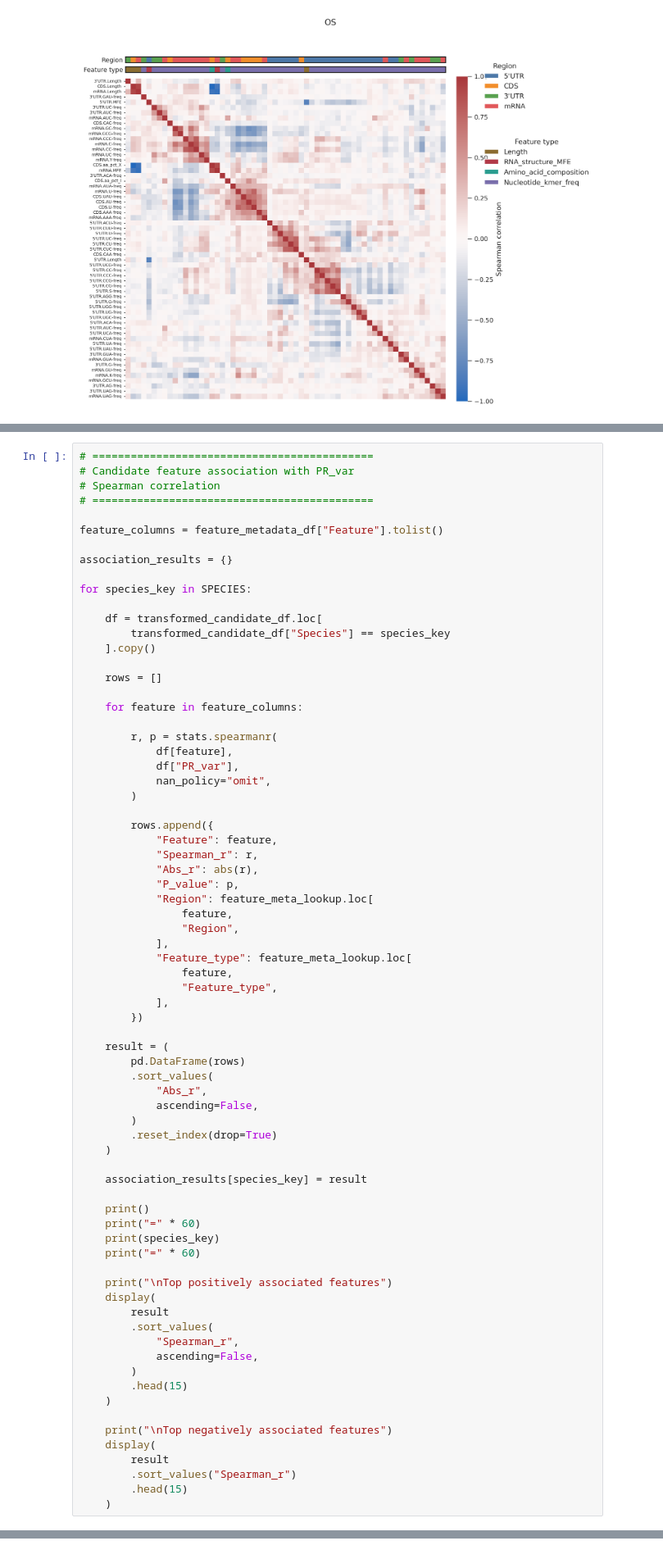
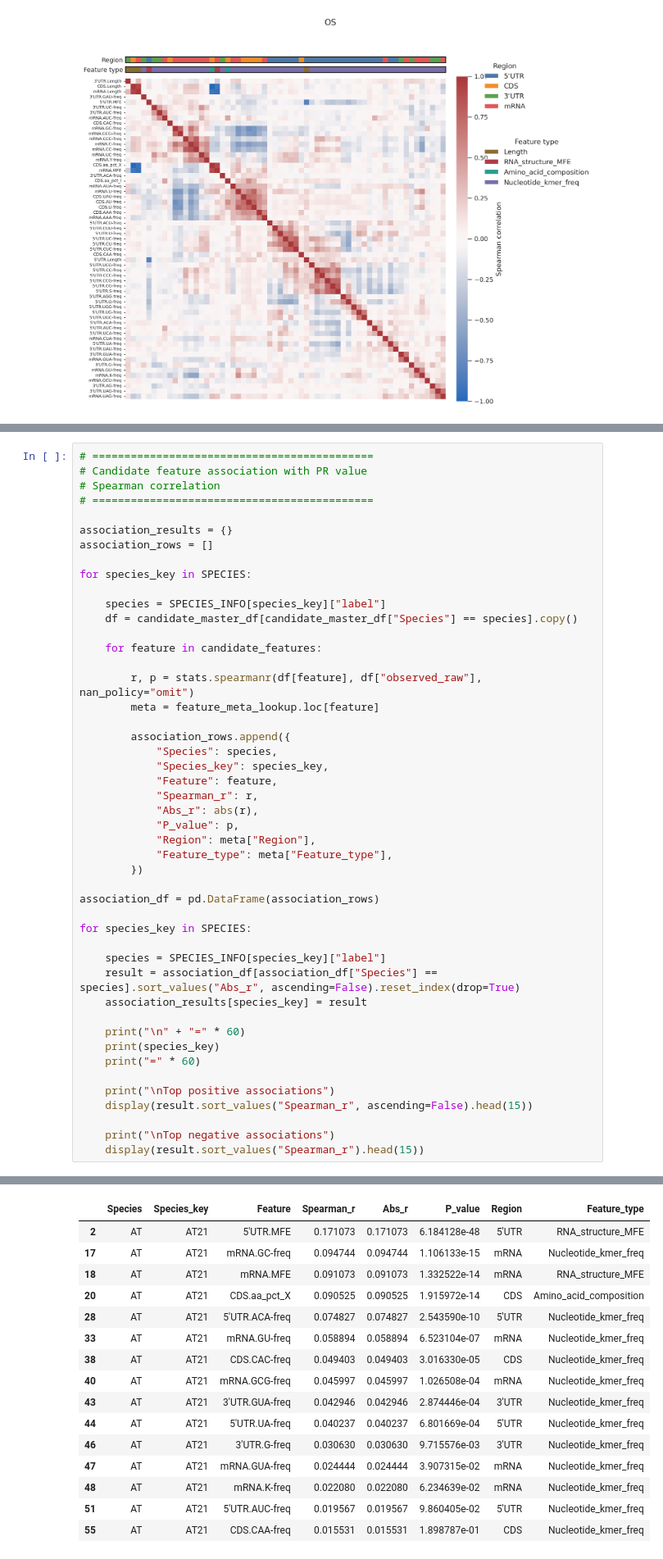
Before and after one commit to ih-11/regression, a Jupyter notebook: notebooks/analysis5_step1.ipynb, the cells around one changed output, grey strips where cells are left out. Shown at 82% size. Drawn from its saved outputs; the diff is of its cells as text.

```diff
--- a/notebooks/analysis5_step1.ipynb
+++ b/notebooks/analysis5_step1.ipynb
@@ -2078,75 +2078,49 @@ Top negative correlations
 | 48 | mRNA.C-freq | mRNA.K-freq | -0.548982 | 0.548982 | mRNA | mRNA | Nucleotide_kmer_freq | ... |
 # %%
 # ============================================
-# Candidate feature association with PR_var
+# Candidate feature association with PR value
 # Spearman correlation
 # ============================================
 
-feature_columns = feature_metadata_df["Feature"].tolist()
-
 association_results = {}
+association_rows = []
 
 for species_key in SPECIES:
 
-    df = transformed_candidate_df.loc[
-        transformed_candidate_df["Species"] == species_key
-    ].copy()
+    species = SPECIES_INFO[species_key]["label"]
+    df = candidate_master_df[candidate_master_df["Species"] == species].copy()
 
-    rows = []
+    for feature in candidate_features:
 
-    for feature in feature_columns:
+        r, p = stats.spearmanr(df[feature], df["observed_raw"], nan_policy="omit")
+        meta = feature_meta_lookup.loc[feature]
 
-        r, p = stats.spearmanr(
-            df[feature],
-            df["PR_var"],
-            nan_policy="omit",
-        )
-
-        rows.append({
+        association_rows.append({
+            "Species": species,
+            "Species_key": species_key,
             "Feature": feature,
             "Spearman_r": r,
             "Abs_r": abs(r),
             "P_value": p,
-            "Region": feature_meta_lookup.loc[
-                feature,
-                "Region",
-            ],
-            "Feature_type": feature_meta_lookup.loc[
-                feature,
-                "Feature_type",
-            ],
+            "Region": meta["Region"],
+            "Feature_type": meta["Feature_type"],
         })
 
-    result = (
-        pd.DataFrame(rows)
-        .sort_values(
-            "Abs_r",
-            ascending=False,
-        )
-        .reset_index(drop=True)
-    )
+association_df = pd.DataFrame(association_rows)
 
+for species_key in SPECIES:
+
+    species = SPECIES_INFO[species_key]["label"]
+    result = association_df[association_df["Species"] == species].sort_values("Abs_r", ascending=False).reset_index(drop=True)
     association_results[species_key] = result
 
-    print()
-    print("=" * 60)
+    print("\n" + "=" * 60)
     print(species_key)
     print("=" * 60)
 
-    print("\nTop positively associated features")
-    display(
-        result
-        .sort_values(
-            "Spearman_r",
-            ascending=False,
-        )
-        .head(15)
-    )
+    print("\nTop positive associations")
+    display(result.sort_values("Spearman_r", ascending=False).head(15))
 
-    print("\nTop negatively associated features")
-    display(
-        result
-        .sort_values("Spearman_r")
-        .head(15)
-    )
+    print("\nTop negative associations")
+    display(result.sort_values("Spearman_r").head(15))
 # %% [output]
@@ -2153,0 +2132,16 @@ NameError: name 'transformed_candidate_df' is not defined
+|  | Species | Species_key | Feature | Spearman_r | Abs_r | P_value | Region | Feature_type |
+| 2 | AT | AT21 | 5'UTR.MFE | 0.171073 | 0.171073 | 6.184128e-48 | 5'UTR | RNA_structure_MFE |
+| 17 | AT | AT21 | mRNA.GC-freq | 0.094744 | 0.094744 | 1.106133e-15 | mRNA | Nucleotide_kmer_freq |
+| 18 | AT | AT21 | mRNA.MFE | 0.091073 | 0.091073 | 1.332522e-14 | mRNA | RNA_structure_MFE |
+| 20 | AT | AT21 | CDS.aa_pct_X | 0.090525 | 0.090525 | 1.915972e-14 | CDS | Amino_acid_composition |
+| 28 | AT | AT21 | 5'UTR.ACA-freq | 0.074827 | 0.074827 | 2.543590e-10 | 5'UTR | Nucleotide_kmer_freq |
+| 33 | AT | AT21 | mRNA.GU-freq | 0.058894 | 0.058894 | 6.523104e-07 | mRNA | Nucleotide_kmer_freq |
+| 38 | AT | AT21 | CDS.CAC-freq | 0.049403 | 0.049403 | 3.016330e-05 | CDS | Nucleotide_kmer_freq |
+| 40 | AT | AT21 | mRNA.GCG-freq | 0.045997 | 0.045997 | 1.026508e-04 | mRNA | Nucleotide_kmer_freq |
+| 43 | AT | AT21 | 3'UTR.GUA-freq | 0.042946 | 0.042946 | 2.874446e-04 | 3'UTR | Nucleotide_kmer_freq |
+| 44 | AT | AT21 | 5'UTR.UA-freq | 0.040237 | 0.040237 | 6.801669e-04 | 5'UTR | Nucleotide_kmer_freq |
+| 46 | AT | AT21 | 3'UTR.G-freq | 0.030630 | 0.030630 | 9.715576e-03 | 3'UTR | Nucleotide_kmer_freq |
+| 47 | AT | AT21 | mRNA.GUA-freq | 0.024444 | 0.024444 | 3.907315e-02 | mRNA | Nucleotide_kmer_freq |
+| 48 | AT | AT21 | mRNA.K-freq | 0.022080 | 0.022080 | 6.234639e-02 | mRNA | Nucleotide_kmer_freq |
+| 51 | AT | AT21 | 5'UTR.AUC-freq | 0.019567 | 0.019567 | 9.860405e-02 | 5'UTR | Nucleotide_kmer_freq |
+| 55 | AT | AT21 | CDS.CAA-freq | 0.015531 | 0.015531 | 1.898787e-01 | CDS | Nucleotide_kmer_freq |
```
Also changed, not shown: parts of 1 cell of this notebook.
